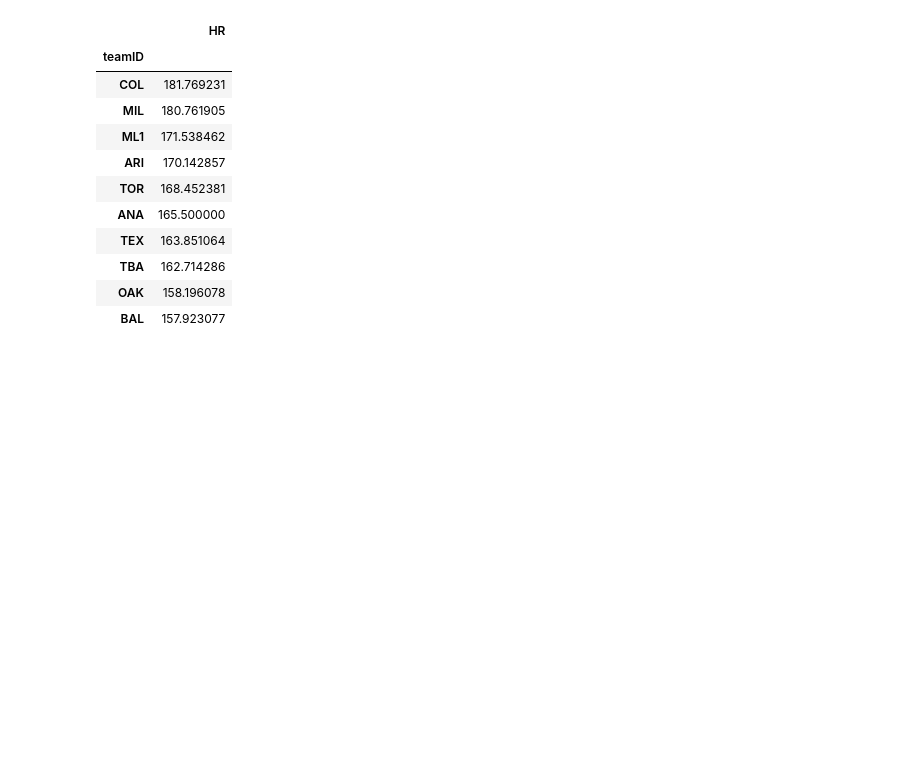
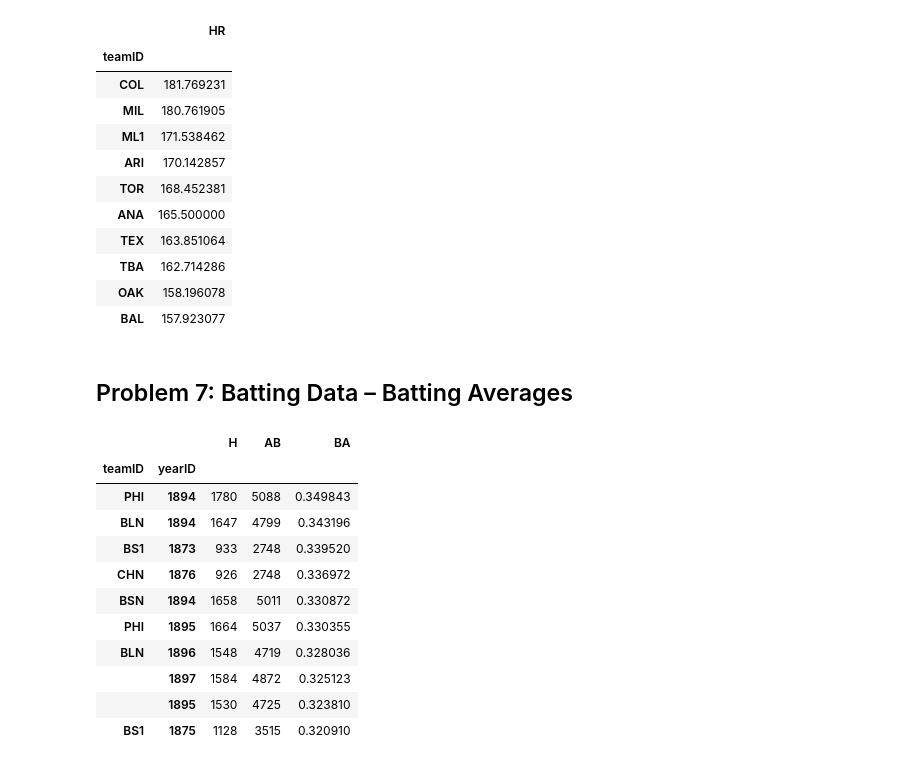
Before and after one commit to slylockfox/Maryville-DSCI-503-2, a Jupyter notebook: HW_06_Snyder.ipynb, the cells around one changed output. Saved outputs shown, nothing was run; the diff lists cells and outputs as text; code cells hidden in the pictures; blank space fills up the shorter version.

```diff
--- a/HW_06_Snyder.ipynb
+++ b/HW_06_Snyder.ipynb
@@ -341,3 +341,30 @@ avg_hr.head(10)
 | TBA | 162.714286 |
 | OAK | 158.196078 |
 | BAL | 157.923077 |
+# %% [markdown]
+## Problem 7: Batting Data – Batting Averages
+# %%
+# Create a DataFrame named batting_avg by selecting the teamID, yearID, H, and AB columns from the batting
+# DataFrame, grouping the results by teamID and yearID, and calculating the sum of the remaining two columns within
+# each group.
+batting_avg = batting.loc[:, ['teamID', 'yearID', 'H', 'AB']].groupby(['teamID', 'yearID']).sum()
+
+# Then add a new column named BA to the batting_avg DataFrame. This new column should be calculated by dividing
+# the values in the H column by the values in the AB column. This should be done without using a loop.
+batting_avg.loc[:, 'BA'] = batting_avg.H / batting_avg.AB
+
+# Finally, sort the DataFrame by BA, in descending order. Use head() to display the first 10 rows of this DataFrame.
+batting_avg.sort_values(by='BA', ascending=False).head(10)
+# %% [output]
+|  |  | H | AB | BA |
+| teamID | yearID |  |  |  |
+| PHI | 1894 | 1780 | 5088 | 0.349843 |
+| BLN | 1894 | 1647 | 4799 | 0.343196 |
+| BS1 | 1873 | 933 | 2748 | 0.339520 |
+| CHN | 1876 | 926 | 2748 | 0.336972 |
+| BSN | 1894 | 1658 | 5011 | 0.330872 |
+| PHI | 1895 | 1664 | 5037 | 0.330355 |
+| BLN | 1896 | 1548 | 4719 | 0.328036 |
+|  | 1897 | 1584 | 4872 | 0.325123 |
+|  | 1895 | 1530 | 4725 | 0.323810 |
+| BS1 | 1875 | 1128 | 3515 | 0.320910 |
```
